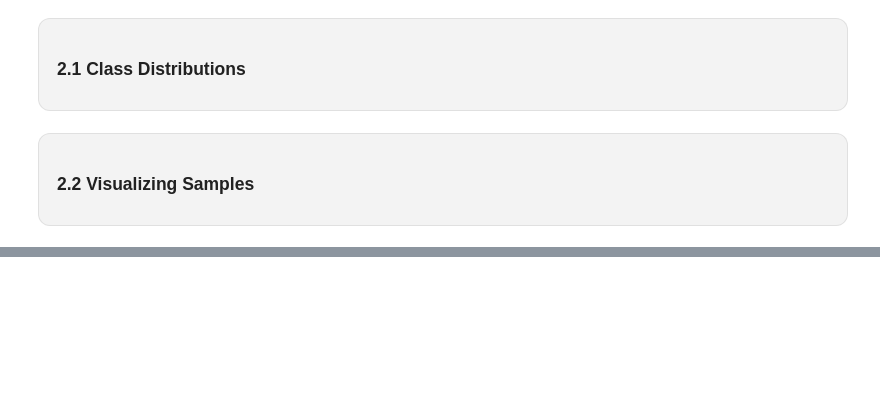
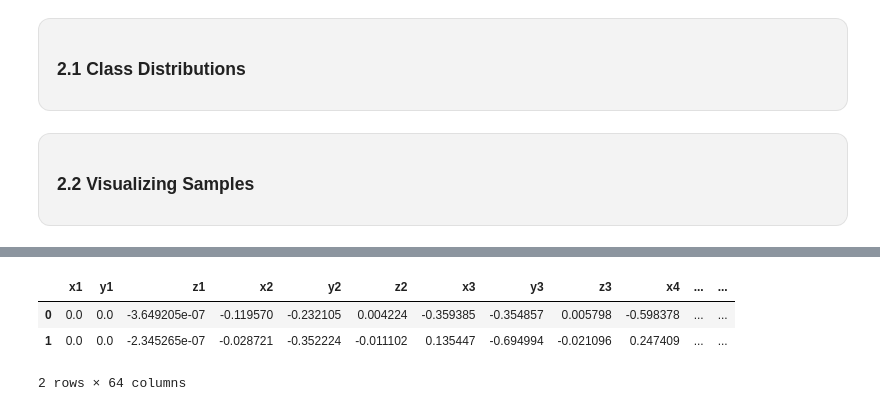
Before and after one commit to AhmedGamal7207/Hand-Gesture-Classification, a Jupyter notebook: main.ipynb, the cells around one changed output, grey strips where cells are left out. Saved outputs shown, nothing was run; the diff lists cells and outputs as text; code cells hidden in the pictures; blank space fills up the shorter version.

```diff
--- a/main.ipynb
+++ b/main.ipynb
@@ -742,0 +952,34 @@ for i in range(5):
+# %%
+def divide_by_midtip(df):
+    '''
+    This function handles scaling problem by dividing x,y positions of all landmarks by the distance from mid-finger tip
+    The distance is calculated using this formula: sqrt(x_midtip² + y_midtip²)
+
+    params:
+    df: pd_dataframe that has the data
+
+    returns:
+    df: pd_dataframe that has the scaled data
+
+    Note: edits are not done inplace
+    '''
+    df = df.copy()
+    midtip_x_col = "x13"
+    midtip_y_col = "y13"
+
+    x_cols = [c for c in df.columns if c.startswith("x")]
+    y_cols = [c for c in df.columns if c.startswith("y")]
+
+    x_cols.remove(midtip_x_col) # Because we want its value to be still untill we finish the division
+    y_cols.remove(midtip_y_col)
+
+    distance_to_midtip = np.sqrt(df[midtip_x_col]**2 + df[midtip_y_col]**2)
+
+    for i in range(len(x_cols)):
+        df[x_cols[i]] = df[x_cols[i]] / distance_to_midtip
+        df[y_cols[i]] = df[y_cols[i]] / distance_to_midtip
+
+    df[midtip_x_col] = df[midtip_x_col] / df[midtip_x_col]
+    df[midtip_y_col] = df[midtip_y_col] / df[midtip_y_col]
+
+    return df
@@ -742,0 +993,8 @@ for i in range(5):
+# %%
+test_df = divide_by_midtip(test_df)
+test_df.head(2)
+# %% [output]
+|  | x1 | y1 | z1 | x2 | y2 | z2 | x3 | y3 | z3 | x4 | ... | ... |
+| 0 | 0.0 | 0.0 | -3.649205e-07 | -0.119570 | -0.232105 | 0.004224 | -0.359385 | -0.354857 | 0.005798 | -0.598378 | ... | ... |
+| 1 | 0.0 | 0.0 | -2.345265e-07 | -0.028721 | -0.352224 | -0.011102 | 0.135447 | -0.694994 | -0.021096 | 0.247409 | ... | ... |
+2 rows × 64 columns
```
Also changed, not shown: parts of 40 cells of this notebook, 1 other file.
